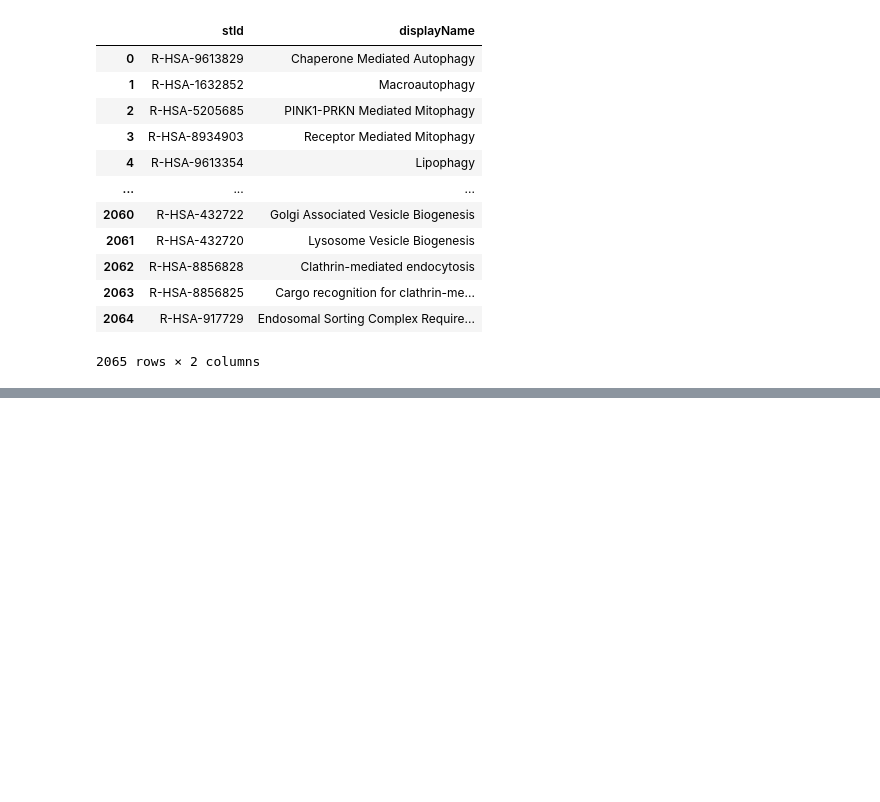
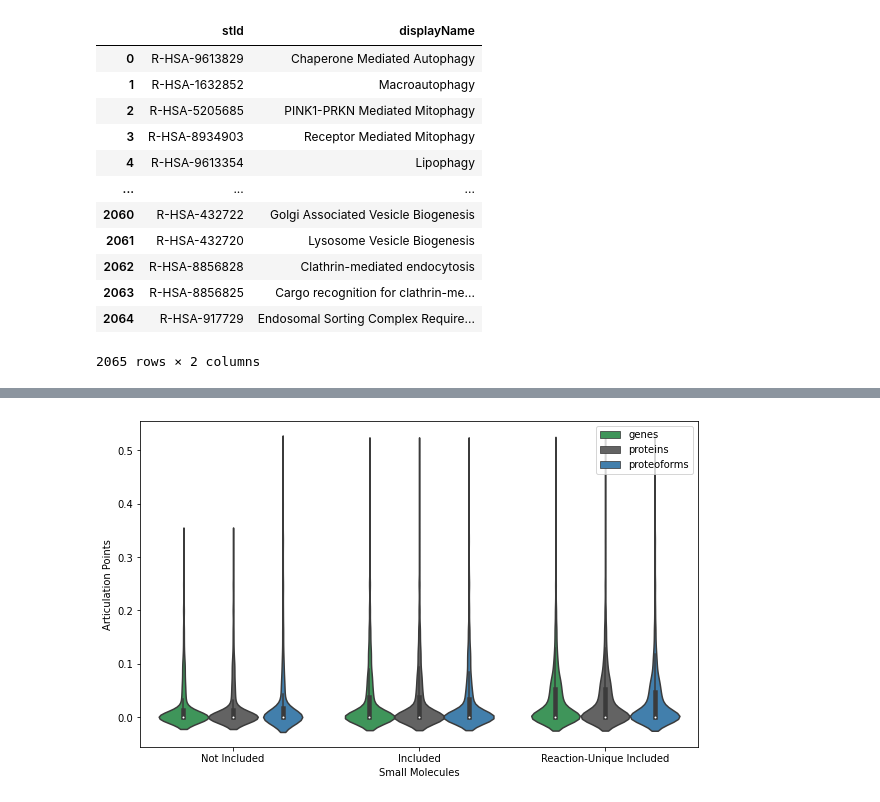
Before and after one commit to PathwayAnalysisPlatform/ProteoformNetworks, a Jupyter notebook: src/Python/analysis_1_network_topology.ipynb, the cells around one changed output, grey strips where cells are left out. Cells and saved outputs as stored; diff of their text form; code cells hidden in the pictures; blank space fills up the shorter version.

```diff
--- a/src/Python/analysis_1_network_topology.ipynb
+++ b/src/Python/analysis_1_network_topology.ipynb
@@ -488,6 +434,7 @@ for method in METHODS:
         art_point_sequence = []
         bridge_sequence = []
         for pathway in df_pathways["stId"]:
+            #print(f"Bridges for {pathway}")
             filename = get_json_filename(level, method, out_path, pathway)
             if not Path(filename).exists():
                 create_pathway_interaction_network(pathway, level, method, out_path)
@@ -495,11 +442,14 @@ for method in METHODS:
 
             set_articulation_points(G)
             set_num_articulation_points(G)
-            art_point_sequence.append(G.graph['Articulation Points'])
+            art_points_ratio = G.graph['Articulation Points']/G.number_of_nodes() if G.number_of_nodes() > 0 else 0
+            art_point_sequence.append(art_points_ratio)
 
             set_bridges(G)
             set_num_bridges(G)
-            bridge_sequence.append(G.graph['Bridges'])
+
+            bridge_ratio = G.graph['Bridges']/G.number_of_edges() if G.number_of_edges() > 0 else 0
+            bridge_sequence.append(bridge_ratio)
 
             update_json_file(G, level, method, out_path, pathway)
         art_points_sequences.append(sorted(art_point_sequence))
@@ -539,6 +535,6 @@ df_art_points = pd.DataFrame({
     ).assign(**{lst_col:np.concatenate(df_art_points[lst_col].values)})[df_art_points.columns]
 
 df_art_points = df_art_points.rename(columns={'Sequence': 'Articulation Points'})
-df_art_points['Articulation Points'] = df_art_points['Articulation Points'].apply(lambda x: 0 if x == 0 else np.log10(x))
+#df_art_points['Articulation Points'] = df_art_points['Articulation Points'].apply(lambda x: 0 if x == 0 else np.log10(x))
 
 df_art_points
@@ -545,13 +560,15 @@ df_art_points
 # %%
 from matplotlib import ticker as mticker
 
 fig, ax = plt.subplots(1, 1, figsize=(5, 6))
 fig.set_size_inches(10, 6)
 fig7 = sns.violinplot(x="Small Molecules", y="Articulation Points", hue="Entity Level", data=df_art_points, palette=config.COLORS_BORDER)
-ax.yaxis.set_major_formatter(mticker.StrMethodFormatter("$10^{{{x:.0f}}}$")) # Convert ticks to powers of 10
+#ax.yaxis.set_major_formatter(mticker.StrMethodFormatter("$10^{{{x:.0f}}}$")) # Convert ticks to powers of 10
 plt.legend(bbox_to_anchor=(1.0, 1),borderaxespad=0.5) # Put the legend out of the figure
 plt.show()
 fig7.figure.savefig('figures/figure_7.png')
+# %% [output]
+[figure, added]
 # %%
 df_bridges= pd.DataFrame({"Sequence": bridge_sequences})
 df_bridges.reset_index(inplace=True)
```
Also changed, not shown: parts of 20 cells of this notebook, 1 other file.
